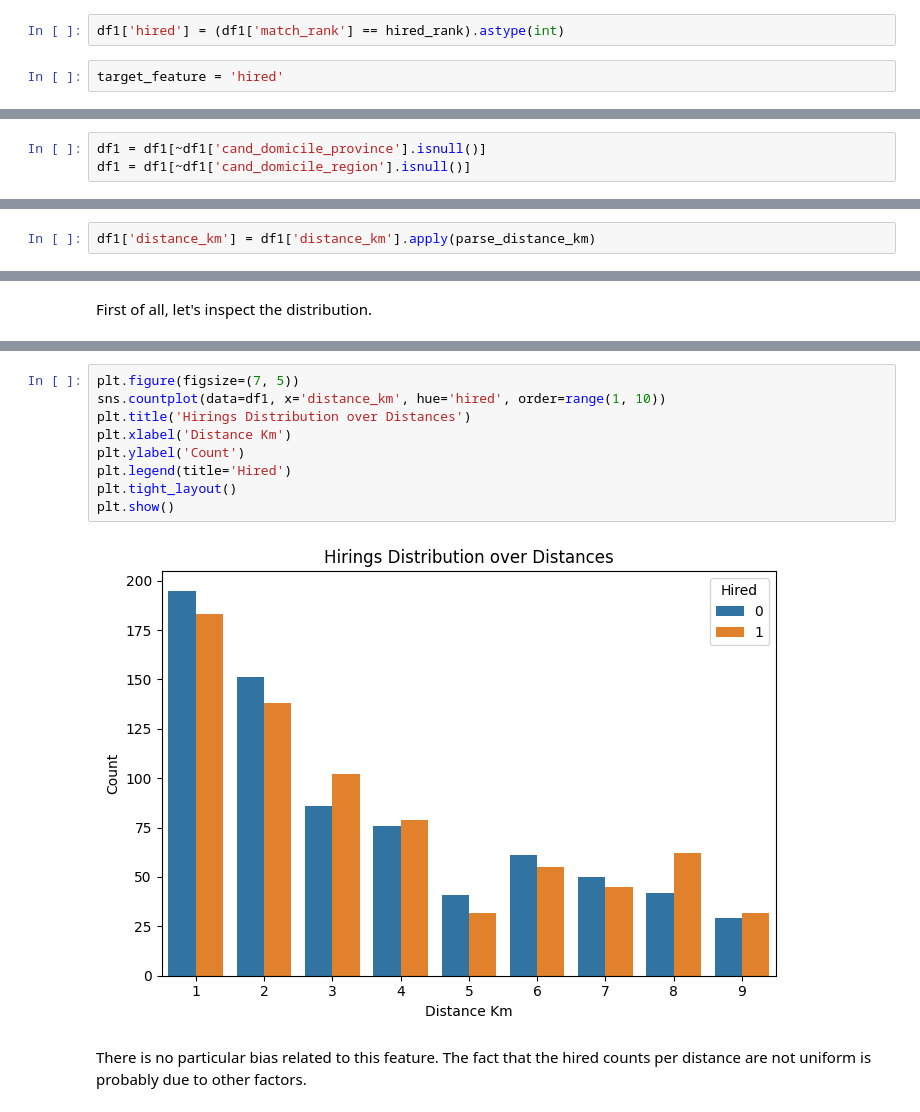
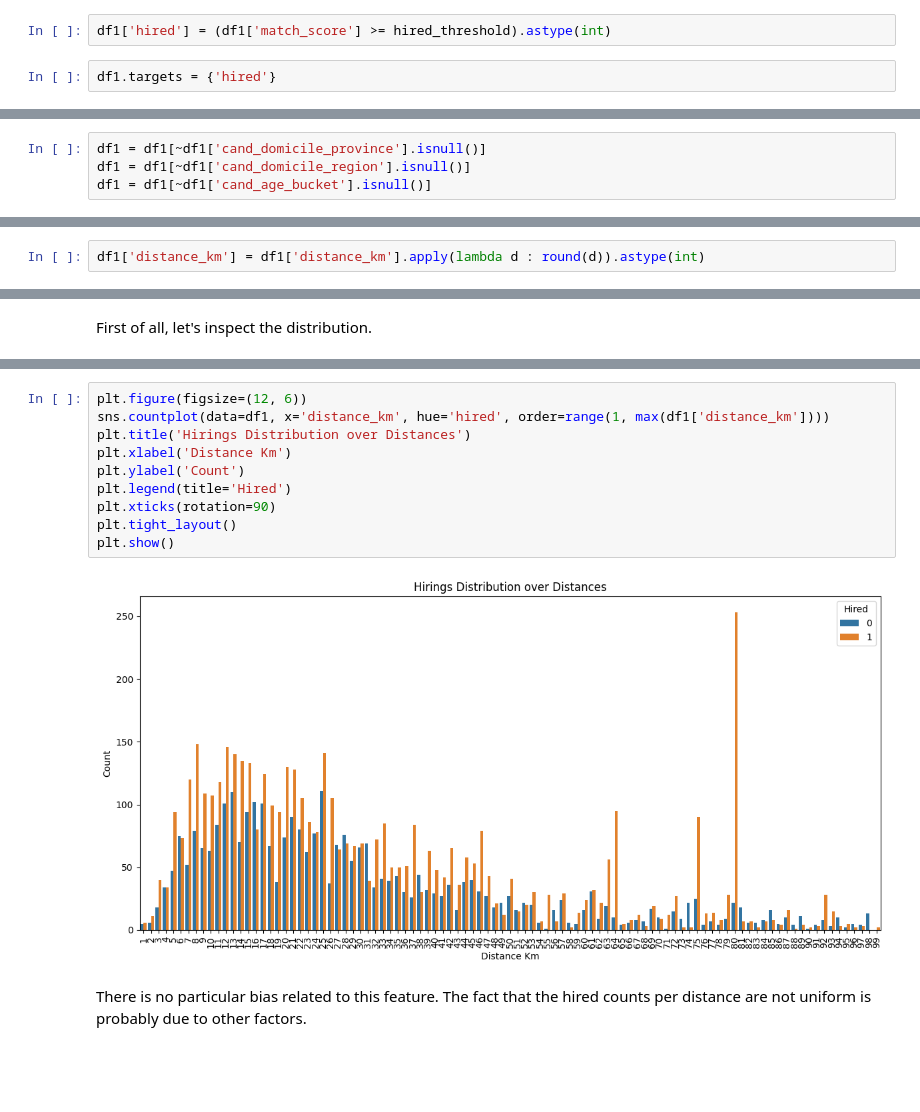
Before and after one commit to kor80/Fair-Candidate-Screening-System, a Jupyter notebook: main.ipynb, the cells around one changed output, grey strips where cells are left out. Cells and saved outputs as stored; diff of their text form; blank space fills up the shorter version.

```diff
--- a/main.ipynb
+++ b/main.ipynb
@@ -62,7 +75,7 @@ df1 = df1.reset_index(drop=True)
 # %%
-df1['hired'] = (df1['match_rank'] == hired_rank).astype(int)
+df1['hired'] = (df1['match_score'] >= hired_threshold).astype(int)
 # %%
-target_feature = 'hired'
+df1.targets = {'hired'}
 # %% [markdown]
 Both the match rank and the match score are useless now that we extract the label, so we can drop them.
 # %%
@@ -104,6 +117,7 @@ Most of the variables doen't miss any value, except for the <b>candidate domicil
 # %%
 df1 = df1[~df1['cand_domicile_province'].isnull()]
 df1 = df1[~df1['cand_domicile_region'].isnull()]
+df1 = df1[~df1['cand_age_bucket'].isnull()]
 # %% [markdown]
 In general, we can keep all the numerical values, but we have to account for the categorical ones in order to feed a classifier. In the next paragraphs we will focus on the features that require our attention.
 # %% [markdown]
@@ -142,5 +145,5 @@ def parse_distance_km(s):
 # %%
-df1['distance_km'] = df1['distance_km'].apply(parse_distance_km)
+df1['distance_km'] = df1['distance_km'].apply(lambda d : round(d)).astype(int)
 # %%
 df1['distance_km'].describe()
 # %% [output]
@@ -169,14 +172,15 @@ plt.show()
 # %%
-plt.figure(figsize=(7, 5))
-sns.countplot(data=df1, x='distance_km', hue='hired', order=range(1, 10))
+plt.figure(figsize=(12, 6))
+sns.countplot(data=df1, x='distance_km', hue='hired', order=range(1, max(df1['distance_km'])))
 plt.title('Hirings Distribution over Distances')
 plt.xlabel('Distance Km')
 plt.ylabel('Count')
 plt.legend(title='Hired')
+plt.xticks(rotation=90)
 plt.tight_layout()
 plt.show()
 # %% [output]
-[figure, old version]
+[figure, new version]
 # %% [markdown]
 There is no particular bias related to this feature. The fact that the hired counts per distance are not uniform is probably due to other factors.
 # %% [markdown]
```
Also changed, not shown: parts of 90 cells of this notebook.
